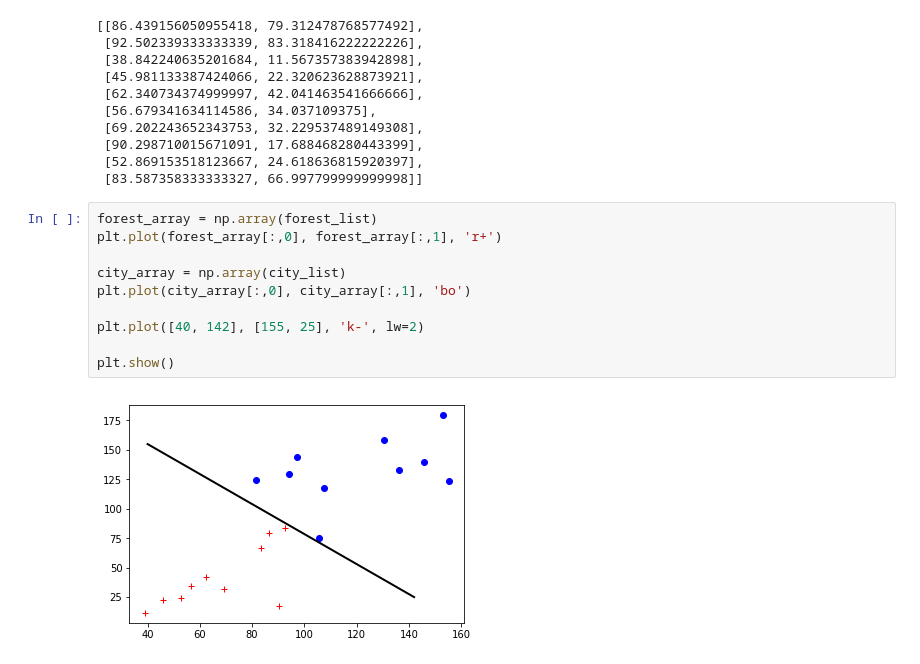
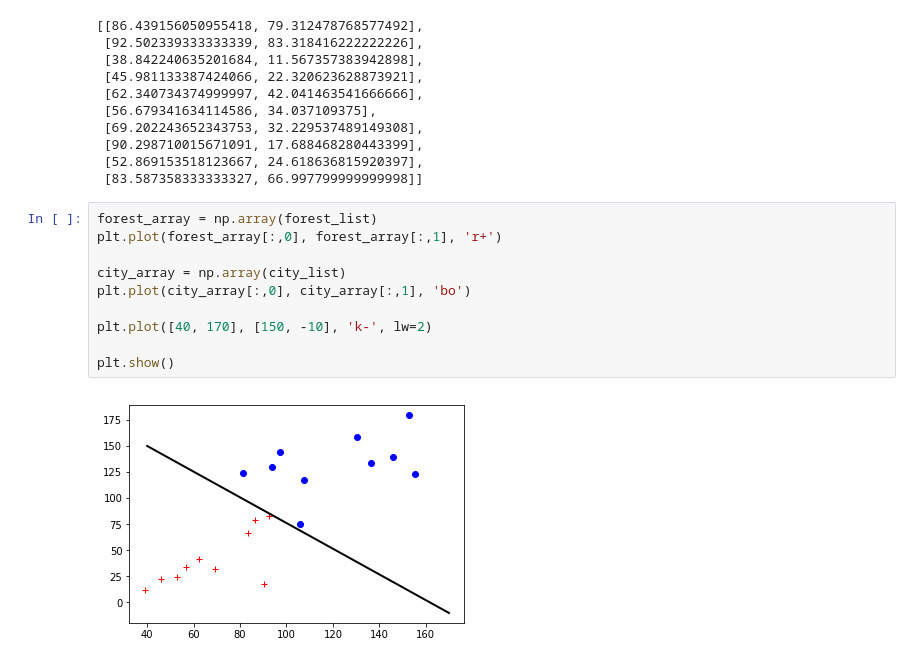
Before and after one commit to tamir650/keshet17, a Jupyter notebook: hw02/HW2.ipynb, the cells around one changed output. Saved outputs shown, nothing was run; the diff lists cells and outputs as text.

```diff
--- a/hw02/HW2.ipynb
+++ b/hw02/HW2.ipynb
@@ -123,12 +123,12 @@ forest_list
 # %%
 forest_array = np.array(forest_list)
 plt.plot(forest_array[:,0], forest_array[:,1], 'r+')
 
 city_array = np.array(city_list)
 plt.plot(city_array[:,0], city_array[:,1], 'bo')
 
-plt.plot([40, 142], [155, 25], 'k-', lw=2)
+plt.plot([40, 170], [150, -10], 'k-', lw=2)
 
 plt.show()
 # %% [output]
-[figure, old version]
+[figure, new version]
```
Also changed, not shown: parts of 1 cell of this notebook, 2 other files.
